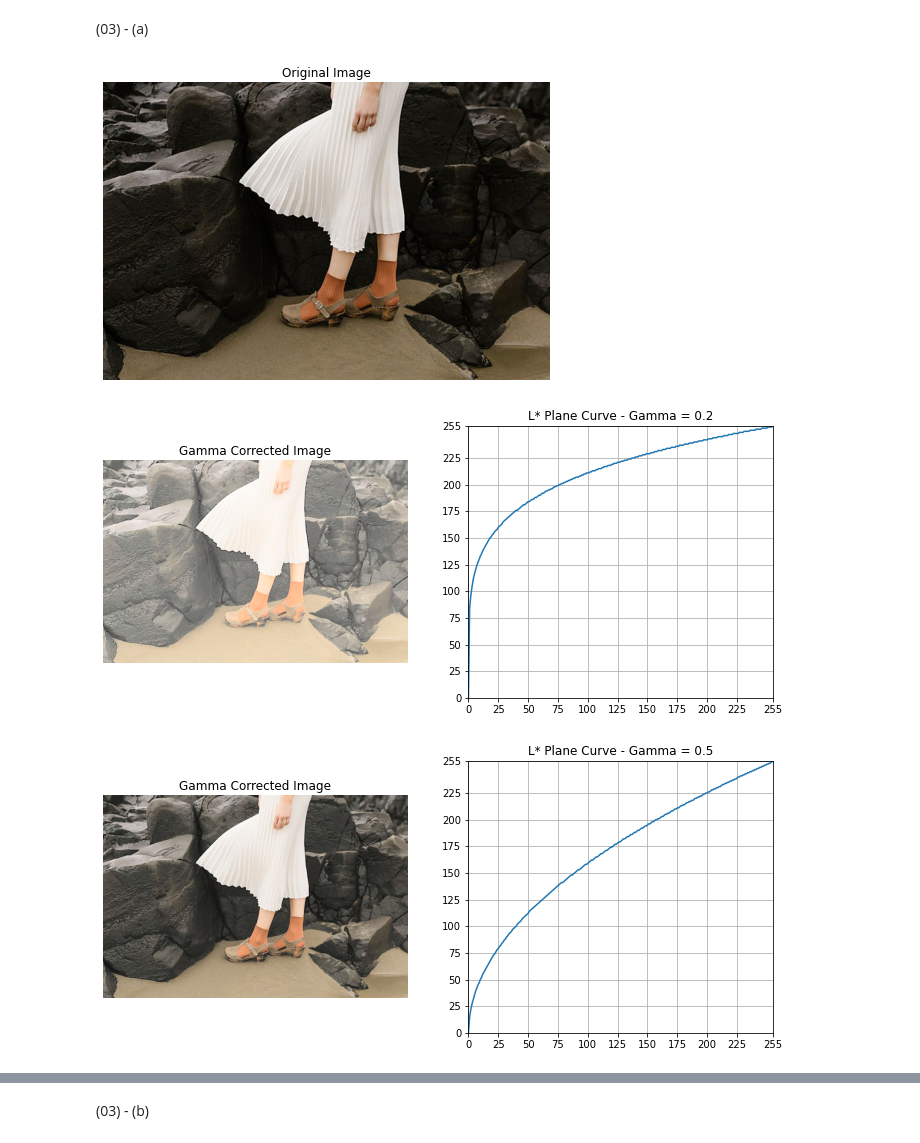
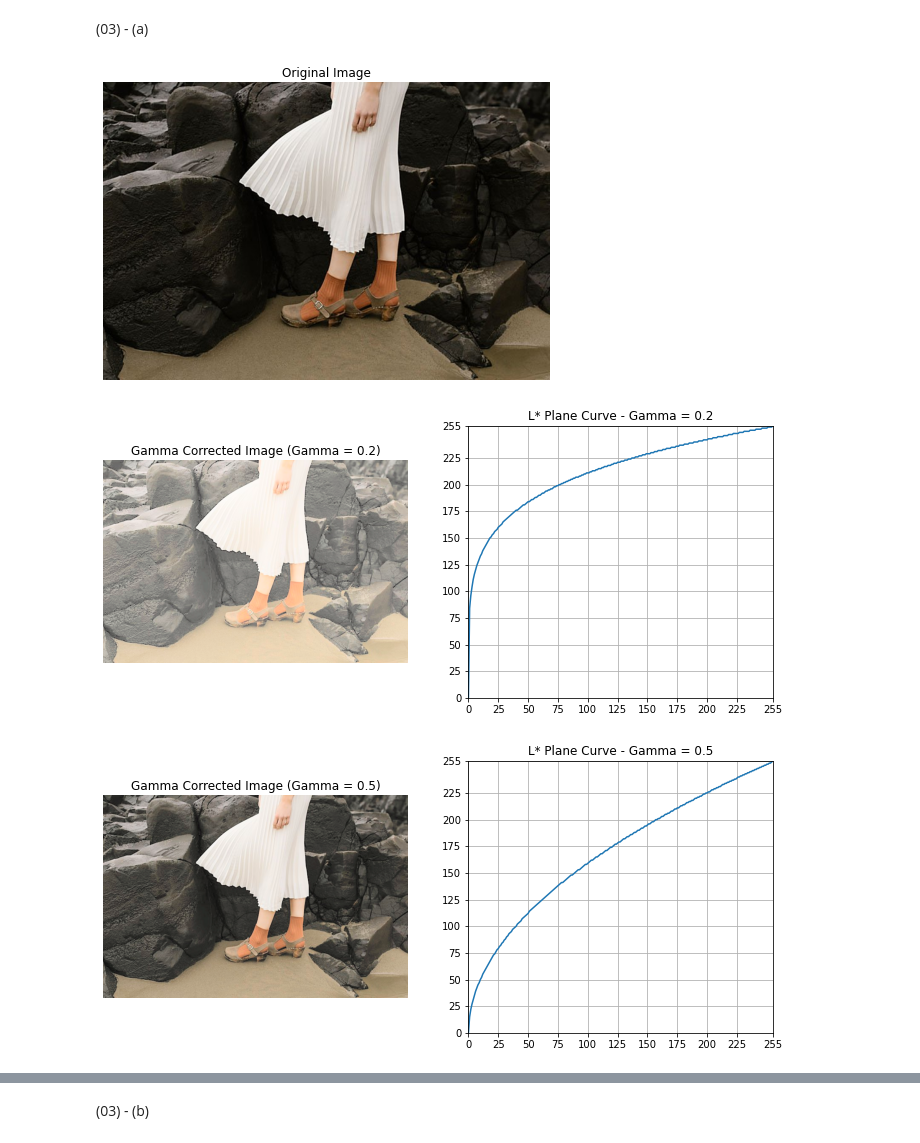
Before and after one commit to wanshika99/EN2550-Assignment-1-on-Intensity-Transformations-and-Neighborhood-Filtering, a Jupyter notebook: en2550_assignment_01_190663R.ipynb, the cells around one changed output, grey strips where cells are left out. Cells and saved outputs as stored; diff of their text form; code cells hidden in the pictures.

```diff
--- a/en2550_assignment_01_190663R.ipynb
+++ b/en2550_assignment_01_190663R.ipynb
@@ -164,33 +164,33 @@ for j in gamma:
     ##print(gamma)
     ##print(L)
     ##print(L_G)
 
     lab_gamma = cv.merge([L_G, A, B])
     hist_g.append(cv.calcHist([lab_gamma], [0], None, [256], [0,256]))
 
     img = cv.cvtColor(lab_gamma, cv.COLOR_LAB2BGR)
 
     cv.imshow('Image', img)
     cv.waitKey(0)
     cv.destroyAllWindows()
 
     label = [0, 25, 50, 75, 100, 125, 150, 175, 200, 225, 255]
 
     fig, ax = plt.subplots(1, 2, figsize = (12, 5))
     ax[0].imshow(cv.cvtColor(img ,cv.COLOR_BGR2RGB))
-    ax[0].set_title("Gamma Corrected Image")
+    ax[0].set_title("Gamma Corrected Image (Gamma = " + str(j)+")")
     ax[0].axis('off')
 
     ax[1].plot(lookUpTable)
     ax[1].set_title("L* Plane Curve - Gamma = " + str(j))
     ax[1].set_xlim([0, 255])
     ax[1].set_ylim([0, 255])
     ax[1].set_xticks(label)
     ax[1].set_yticks(label)
     ax[1].grid("on")
 
     plt.show()
 # %% [output]
 [figure]
-[figure, old version]
+[figure, new version]
-[figure, old version]
+[figure, new version]
```
Also changed, not shown: parts of 2 cells of this notebook.
